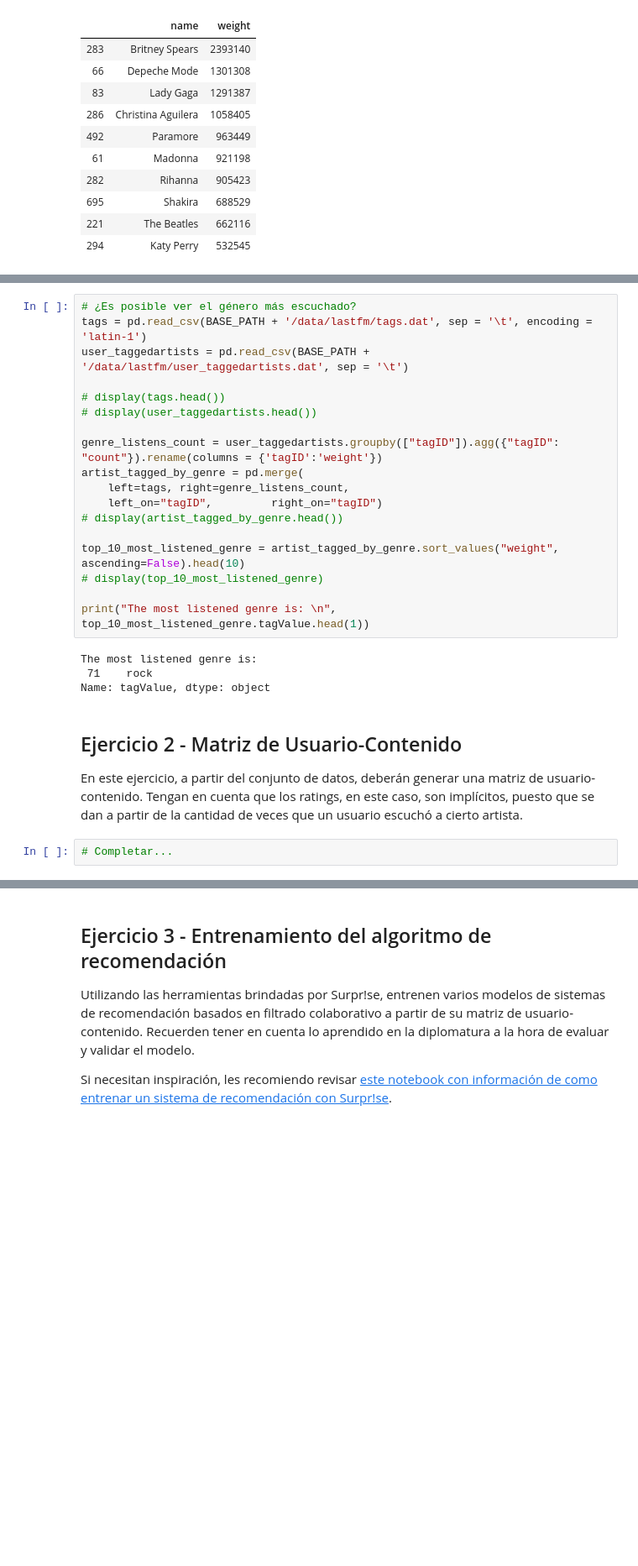
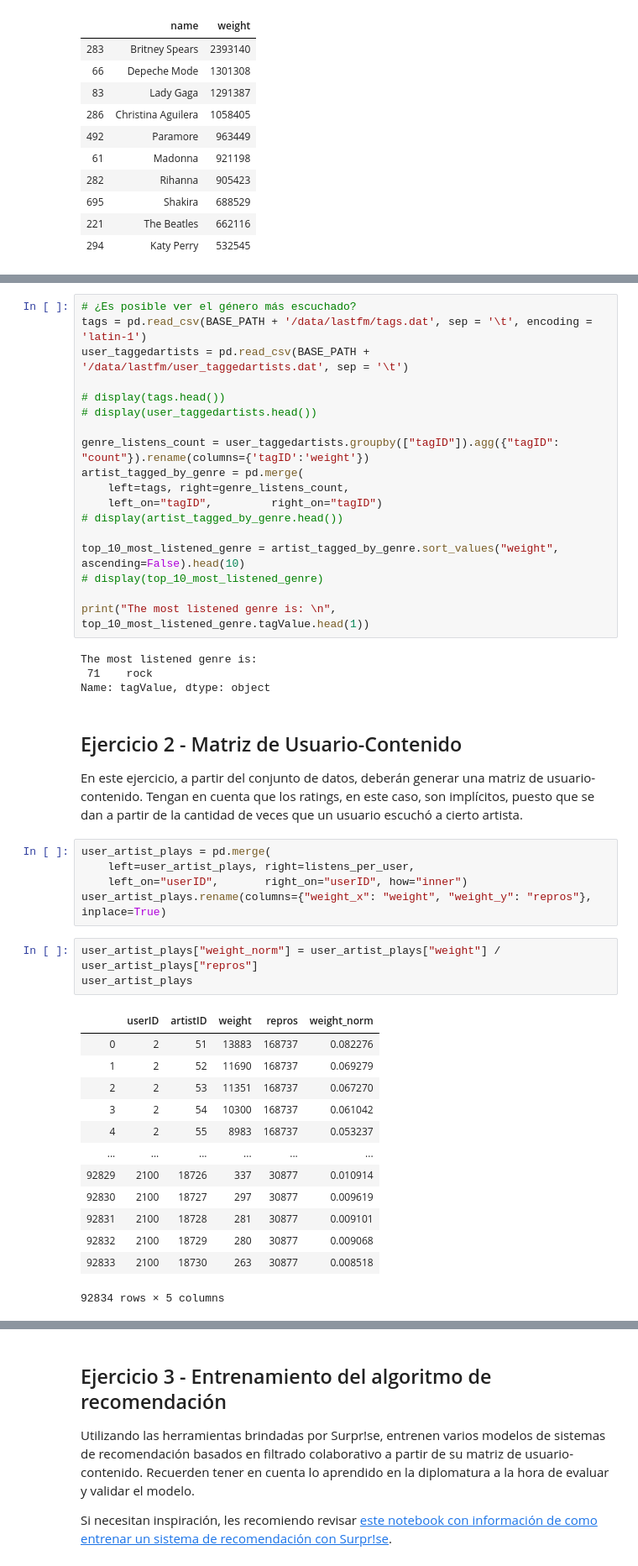
Before and after one commit to gianfrancob/PracticosOptativas, a Jupyter notebook: SistemasDeRecomendacion/practico_1.ipynb, the cells around one changed output, grey strips where cells are left out. Shown at 84% size. Saved outputs shown, nothing was run; the diff lists cells and outputs as text; blank space fills up the shorter version.

```diff
--- a/SistemasDeRecomendacion/practico_1.ipynb
+++ b/SistemasDeRecomendacion/practico_1.ipynb
@@ -84,7 +92,7 @@ user_taggedartists = pd.read_csv(BASE_PATH + '/data/lastfm/user_taggedartists.da
 # display(tags.head())
 # display(user_taggedartists.head())
 
-genre_listens_count = user_taggedartists.groupby(["tagID"]).agg({"tagID": "count"}).rename(columns = {'tagID':'weight'})
+genre_listens_count = user_taggedartists.groupby(["tagID"]).agg({"tagID": "count"}).rename(columns={'tagID':'weight'})
 artist_tagged_by_genre = pd.merge(
     left=tags, right=genre_listens_count,
     left_on="tagID",         right_on="tagID")
@@ -102,5 +110,25 @@ Name: tagValue, dtype: object
 ## Ejercicio 2 - Matriz de Usuario-Contenido
 
 En este ejercicio, a partir del conjunto de datos, deberán generar una matriz de usuario-contenido. Tengan en cuenta que los ratings, en este caso, son implícitos, puesto que se dan a partir de la cantidad de veces que un usuario escuchó a cierto artista.
-# %%
-# Completar...
+# %%
+user_artist_plays = pd.merge(
+    left=user_artist_plays, right=listens_per_user,
+    left_on="userID",       right_on="userID", how="inner")
+user_artist_plays.rename(columns={"weight_x": "weight", "weight_y": "repros"}, inplace=True)
+# %%
+user_artist_plays["weight_norm"] = user_artist_plays["weight"] / user_artist_plays["repros"]
+user_artist_plays
+# %% [output]
+|  | userID | artistID | weight | repros | weight_norm |
+| 0 | 2 | 51 | 13883 | 168737 | 0.082276 |
+| 1 | 2 | 52 | 11690 | 168737 | 0.069279 |
+| 2 | 2 | 53 | 11351 | 168737 | 0.067270 |
+| 3 | 2 | 54 | 10300 | 168737 | 0.061042 |
+| 4 | 2 | 55 | 8983 | 168737 | 0.053237 |
+| ... | ... | ... | ... | ... | ... |
+| 92829 | 2100 | 18726 | 337 | 30877 | 0.010914 |
+| 92830 | 2100 | 18727 | 297 | 30877 | 0.009619 |
+| 92831 | 2100 | 18728 | 281 | 30877 | 0.009101 |
+| 92832 | 2100 | 18729 | 280 | 30877 | 0.009068 |
+| 92833 | 2100 | 18730 | 263 | 30877 | 0.008518 |
+92834 rows × 5 columns
```
Also changed, not shown: parts of 8 cells of this notebook.
